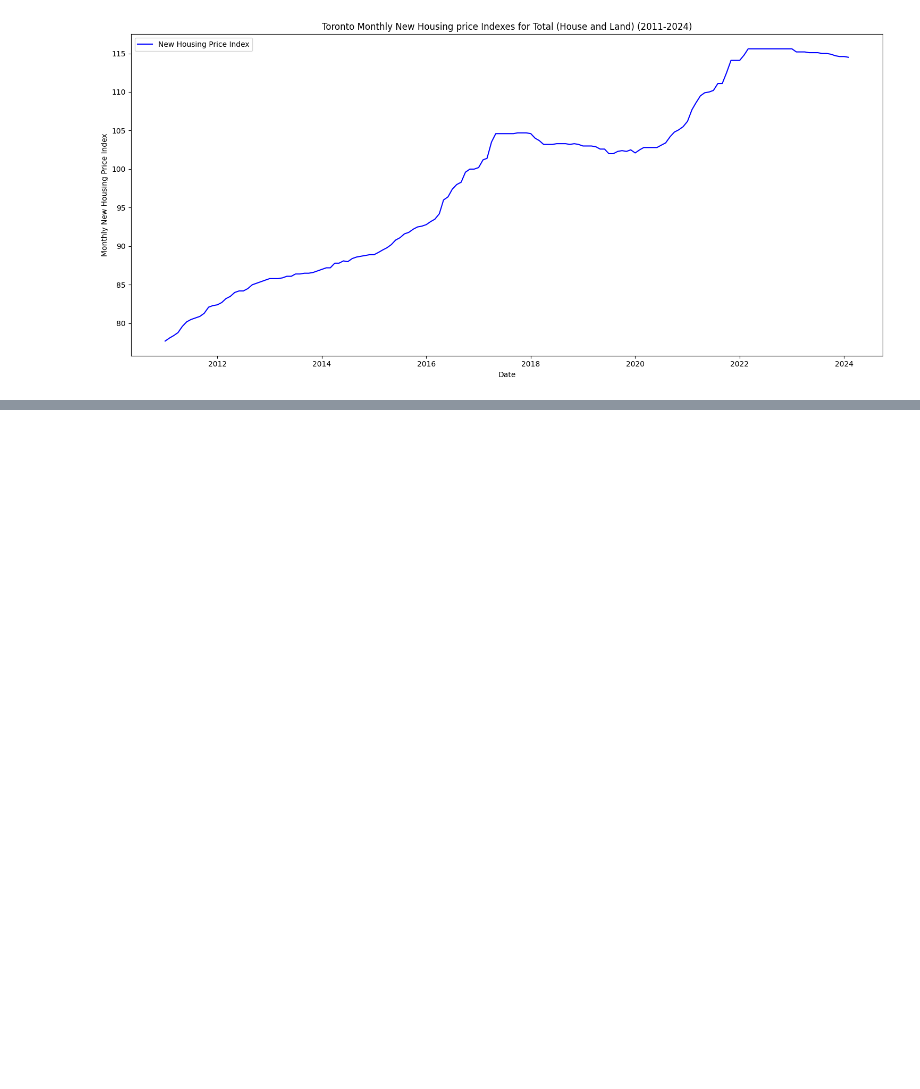
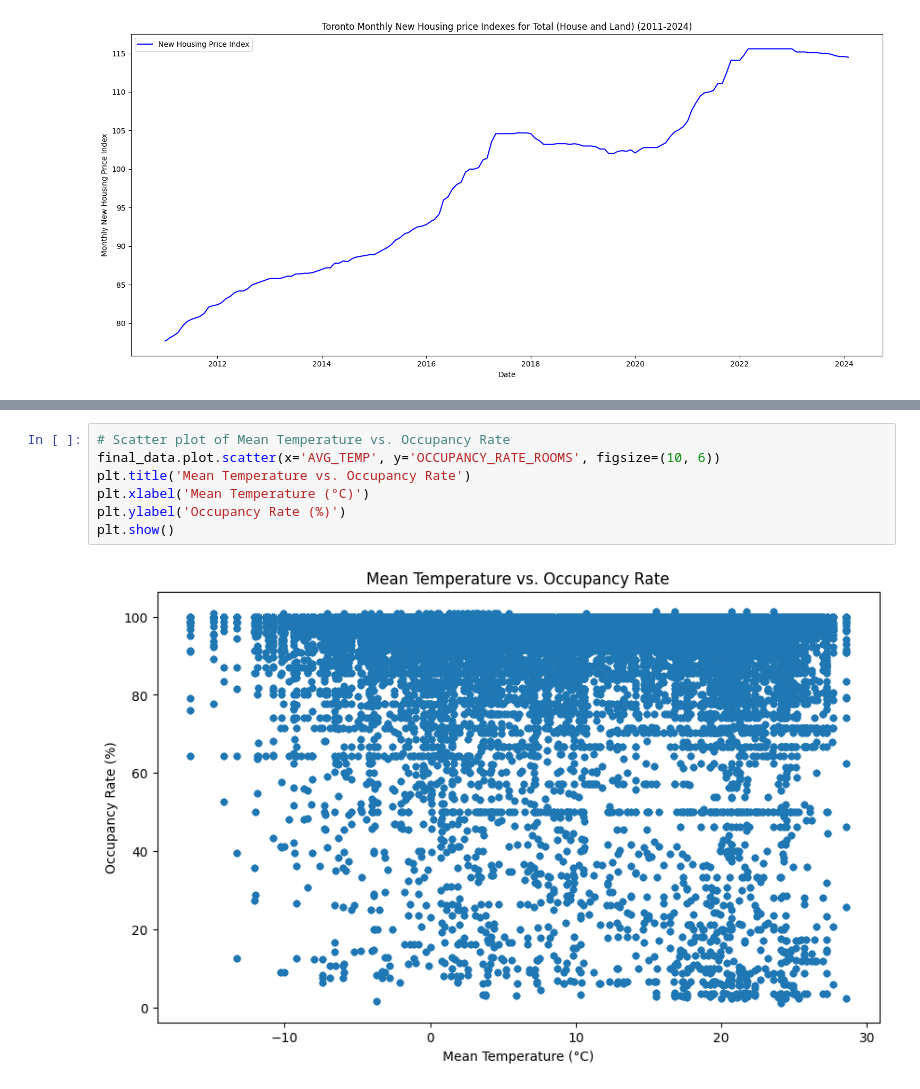
Before and after one commit to Tomasdfgh/RBCs_Borealis_AIs_Shelter_Occupancy_Forecast, a Jupyter notebook: Data_Visualization.ipynb, the cells around one changed output, grey strips where cells are left out. Drawn from its saved outputs; the diff is of its cells as text; blank space fills up the shorter version.

```diff
--- a/Data_Visualization.ipynb
+++ b/Data_Visualization.ipynb
@@ -367,0 +485,9 @@ plt.show()
+# %%
+# Scatter plot of Mean Temperature vs. Occupancy Rate
+final_data.plot.scatter(x='AVG_TEMP', y='OCCUPANCY_RATE_ROOMS', figsize=(10, 6))
+plt.title('Mean Temperature vs. Occupancy Rate')
+plt.xlabel('Mean Temperature (°C)')
+plt.ylabel('Occupancy Rate (%)')
+plt.show()
+# %% [output]
+[figure, added]
```
Also changed, not shown: parts of 17 cells of this notebook.
